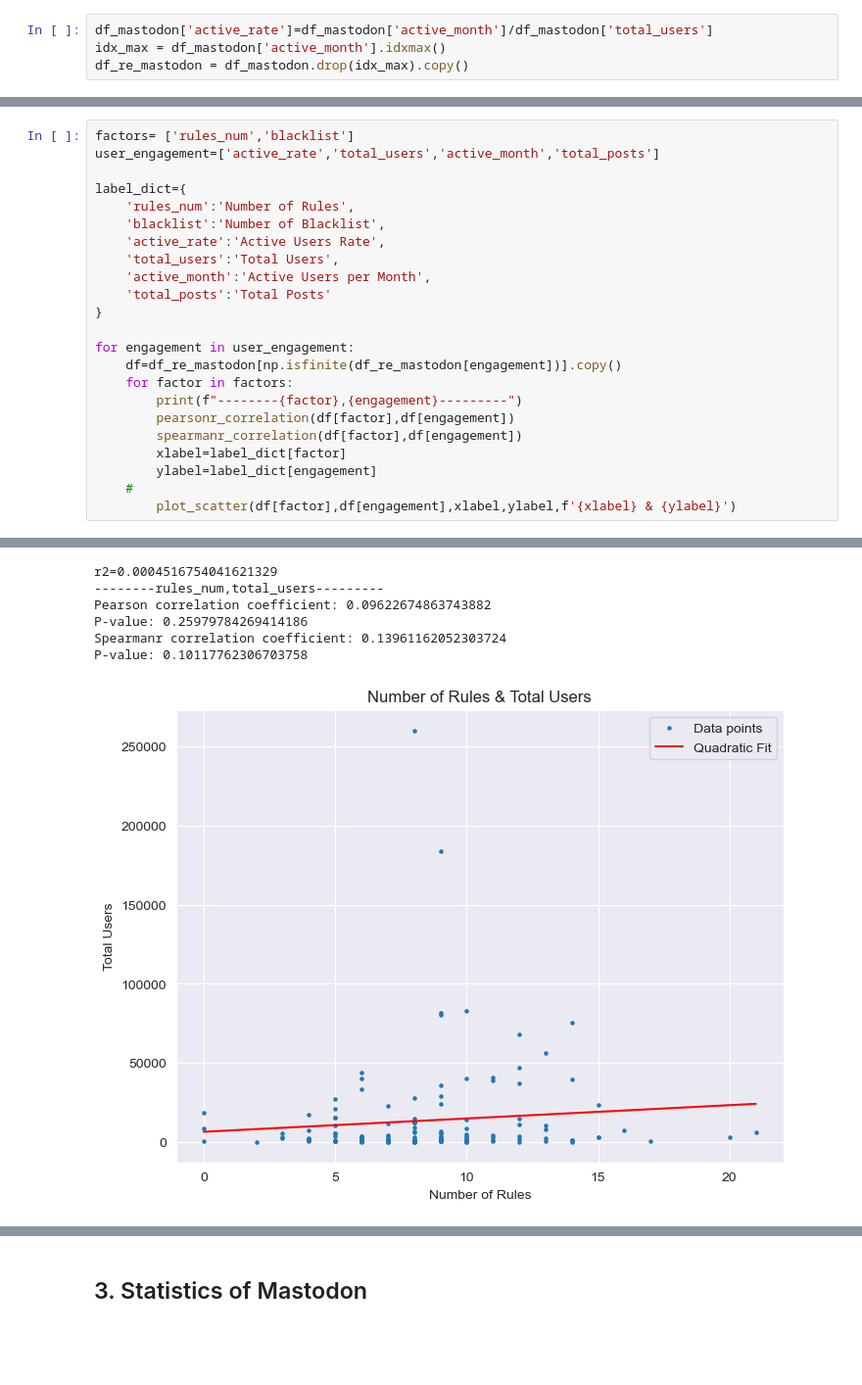
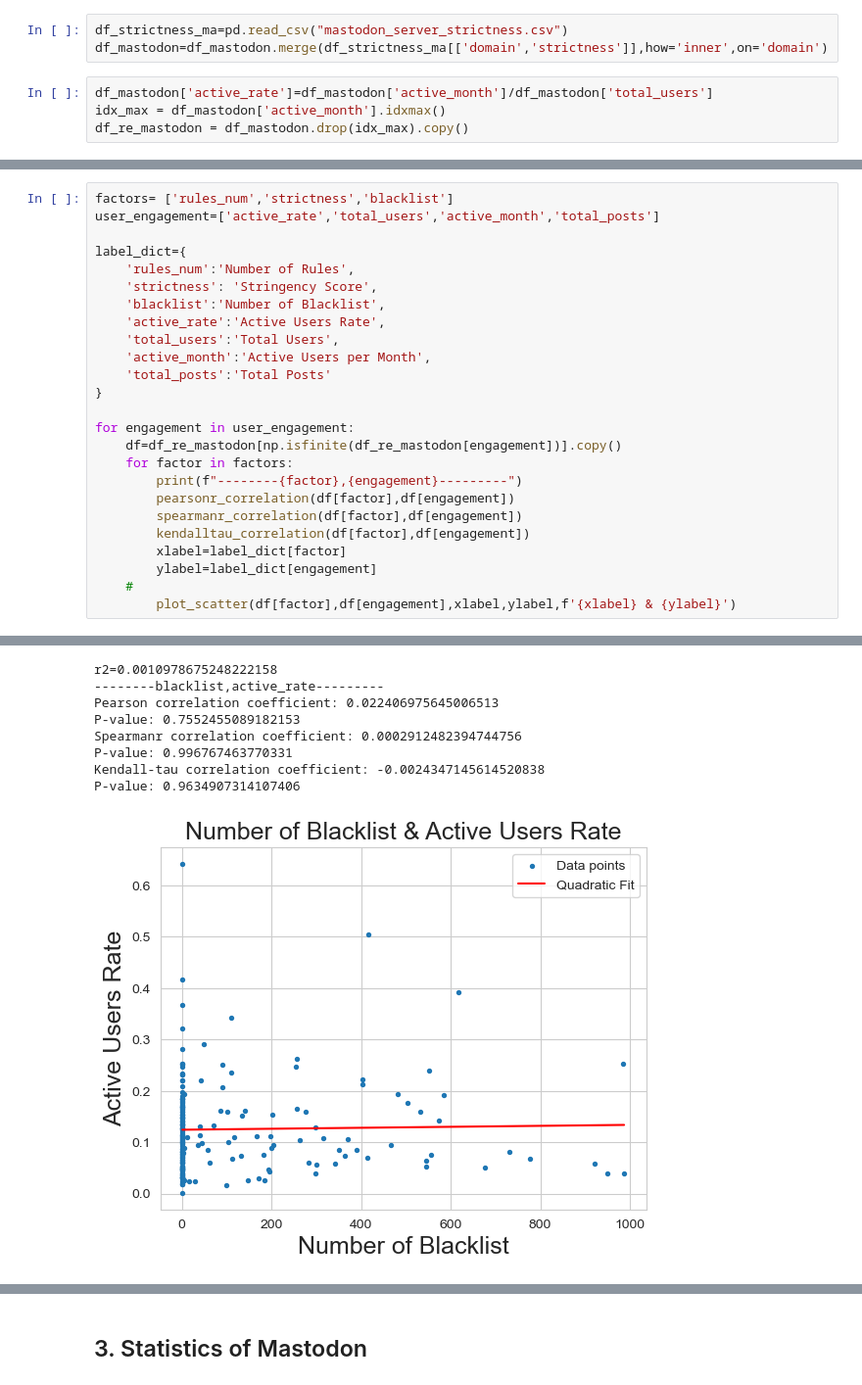
Before and after one commit to fht-epfl/socialmedia_project, a Jupyter notebook: analysis/statistic_analysis.ipynb, the cells around one changed output, grey strips where cells are left out. Shown at 98% size. Saved outputs shown, nothing was run; the diff lists cells and outputs as text; blank space fills up the shorter version.

```diff
--- a/analysis/statistic_analysis.ipynb
+++ b/analysis/statistic_analysis.ipynb
@@ -65,5 +64,8 @@ plot_distribution(df_mastodon['blacklist'],'Number of Blacklist','Frequency','Di
 # %% [markdown]
 ### 2.2 Correlation Analysis
+# %%
+df_strictness_ma=pd.read_csv("mastodon_server_strictness.csv")
+df_mastodon=df_mastodon.merge(df_strictness_ma[['domain','strictness']],how='inner',on='domain')
 # %%
 df_mastodon['active_rate']=df_mastodon['active_month']/df_mastodon['total_users']
 idx_max = df_mastodon['active_month'].idxmax()
@@ -71,9 +77,10 @@ df_re_mastodon = df_mastodon.drop(idx_max).copy()
 # %%
-factors= ['rules_num','blacklist']
+factors= ['rules_num','strictness','blacklist']
 user_engagement=['active_rate','total_users','active_month','total_posts']
 
 label_dict={
     'rules_num':'Number of Rules',
+    'strictness': 'Stringency Score',
     'blacklist':'Number of Blacklist',
     'active_rate':'Active Users Rate',
     'total_users':'Total Users',
@@ -87,6 +94,7 @@ for engagement in user_engagement:
         print(f"--------{factor},{engagement}---------")
         pearsonr_correlation(df[factor],df[engagement])
         spearmanr_correlation(df[factor],df[engagement])
+        kendalltau_correlation(df[factor],df[engagement])
         xlabel=label_dict[factor]
         ylabel=label_dict[engagement]
     #
@@ -108,7 +120,9 @@ P-value: 0.8674535282286326
-r2=0.0004516754041621329
---------rules_num,total_users---------
-Pearson correlation coefficient: 0.09622674863743882
-P-value: 0.25979784269414186
-Spearmanr correlation coefficient: 0.13961162052303724
-P-value: 0.10117762306703758
+r2=0.0010978675248222158
+--------blacklist,active_rate---------
+Pearson correlation coefficient: 0.022406975645006513
+P-value: 0.7552455089182153
+Spearmanr correlation coefficient: 0.0002912482394744756
+P-value: 0.996767463770331
+Kendall-tau correlation coefficient: -0.0024347145614520838
+P-value: 0.9634907314107406
-[figure, old version]
+[figure, new version]
```
Also changed, not shown: parts of 42 cells of this notebook, 2 other files.
